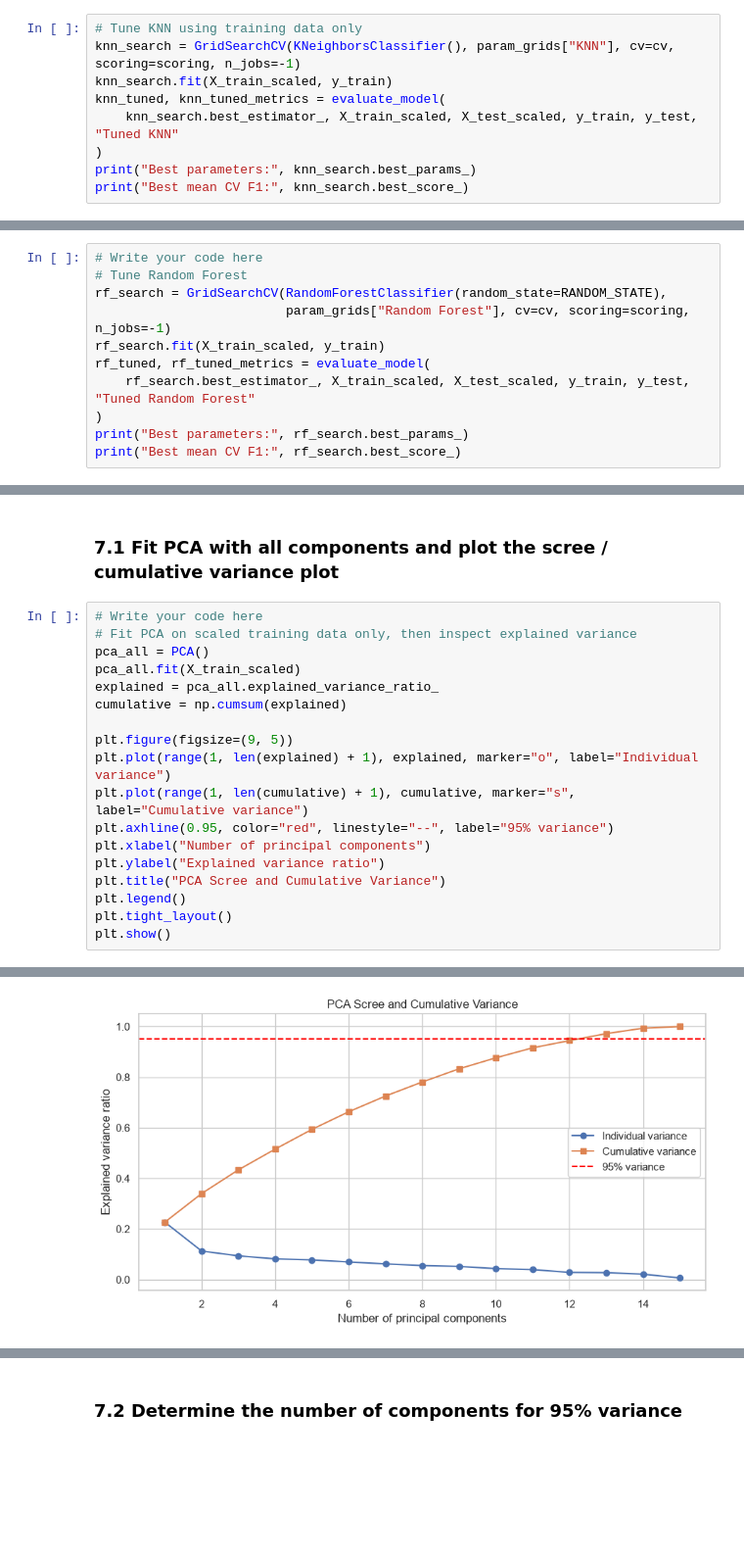
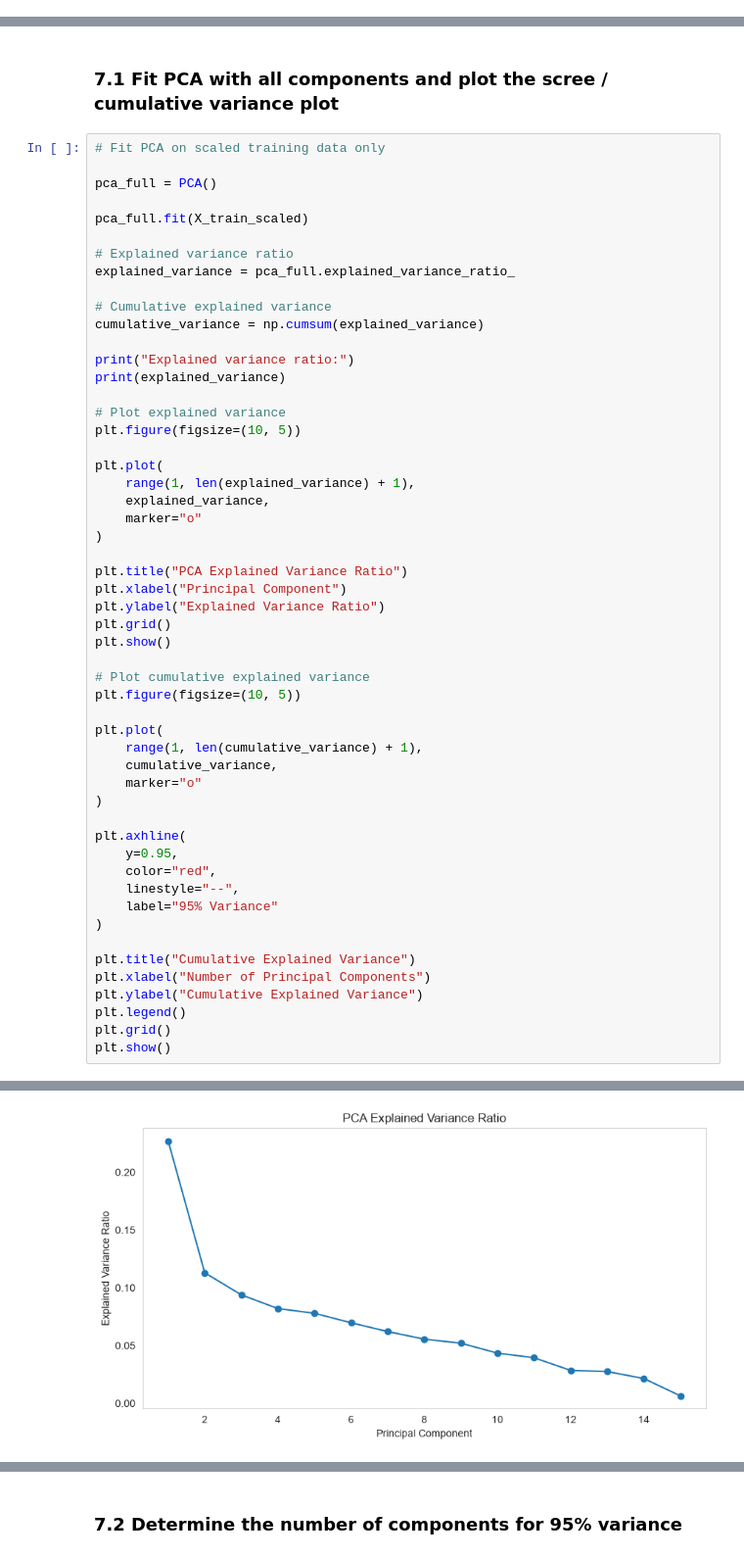
Before and after one commit to ddivya-c/DS-datascience, a Jupyter notebook: Lab 9/Heart_Disease_PCA_Assignment.ipynb, the cells around one changed output, grey strips where cells are left out. Shown at 98% size. Saved outputs shown, nothing was run; the diff lists cells and outputs as text; blank space fills up the shorter version.

```diff
--- a/Lab 9/Heart_Disease_PCA_Assignment.ipynb
+++ b/Lab 9/Heart_Disease_PCA_Assignment.ipynb
@@ -647,11 +1024,2 @@ NameError: name 'StratifiedKFold' is not defined
 # %% [markdown]
 ### 6.2 Tune KNN
-# %%
-# Tune KNN using training data only
-knn_search = GridSearchCV(KNeighborsClassifier(), param_grids["KNN"], cv=cv, scoring=scoring, n_jobs=-1)
-knn_search.fit(X_train_scaled, y_train)
-knn_tuned, knn_tuned_metrics = evaluate_model(
-    knn_search.best_estimator_, X_train_scaled, X_test_scaled, y_train, y_test, "Tuned KNN"
-)
-print("Best parameters:", knn_search.best_params_)
-print("Best mean CV F1:", knn_search.best_score_)
@@ -701,13 +1171,2 @@ Best mean CV F1: 0.8492476134117917
 # %% [markdown]
 ### 6.5 Tune Random Forest
-# %%
-# Write your code here
-# Tune Random Forest
-rf_search = GridSearchCV(RandomForestClassifier(random_state=RANDOM_STATE),
-                         param_grids["Random Forest"], cv=cv, scoring=scoring, n_jobs=-1)
-rf_search.fit(X_train_scaled, y_train)
-rf_tuned, rf_tuned_metrics = evaluate_model(
-    rf_search.best_estimator_, X_train_scaled, X_test_scaled, y_train, y_test, "Tuned Random Forest"
-)
-print("Best parameters:", rf_search.best_params_)
-print("Best mean CV F1:", rf_search.best_score_)
@@ -821,21 +1314,56 @@ The model that shows the largest improvement in F1-score after tuning can be con
 # %% [markdown]
 ### 7.1 Fit PCA with all components and plot the scree / cumulative variance plot
 # %%
-# Write your code here
-# Fit PCA on scaled training data only, then inspect explained variance
-pca_all = PCA()
-pca_all.fit(X_train_scaled)
-explained = pca_all.explained_variance_ratio_
-cumulative = np.cumsum(explained)
+# Fit PCA on scaled training data only
 
-plt.figure(figsize=(9, 5))
-plt.plot(range(1, len(explained) + 1), explained, marker="o", label="Individual variance")
-plt.plot(range(1, len(cumulative) + 1), cumulative, marker="s", label="Cumulative variance")
-plt.axhline(0.95, color="red", linestyle="--", label="95% variance")
-plt.xlabel("Number of principal components")
-plt.ylabel("Explained variance ratio")
-plt.title("PCA Scree and Cumulative Variance")
+pca_full = PCA()
+
+pca_full.fit(X_train_scaled)
+
+# Explained variance ratio
+explained_variance = pca_full.explained_variance_ratio_
+
+# Cumulative explained variance
+cumulative_variance = np.cumsum(explained_variance)
+
+print("Explained variance ratio:")
+print(explained_variance)
+
+# Plot explained variance
+plt.figure(figsize=(10, 5))
+
+plt.plot(
+    range(1, len(explained_variance) + 1),
+    explained_variance,
+    marker="o"
+)
+
+plt.title("PCA Explained Variance Ratio")
+plt.xlabel("Principal Component")
+plt.ylabel("Explained Variance Ratio")
+plt.grid()
+plt.show()
+
+# Plot cumulative explained variance
+plt.figure(figsize=(10, 5))
+
+plt.plot(
+    range(1, len(cumulative_variance) + 1),
+    cumulative_variance,
+    marker="o"
+)
+
+plt.axhline(
+    y=0.95,
+    color="red",
+    linestyle="--",
+    label="95% Variance"
+)
+
+plt.title("Cumulative Explained Variance")
+plt.xlabel("Number of Principal Components")
+plt.ylabel("Cumulative Explained Variance")
 plt.legend()
-plt.tight_layout()
+plt.grid()
 plt.show()
 # %% [output]
@@ -842 +1374 @@ plt.show()
-[figure, old version]
+[figure, new version]
```
Also changed, not shown: parts of 92 cells of this notebook.
